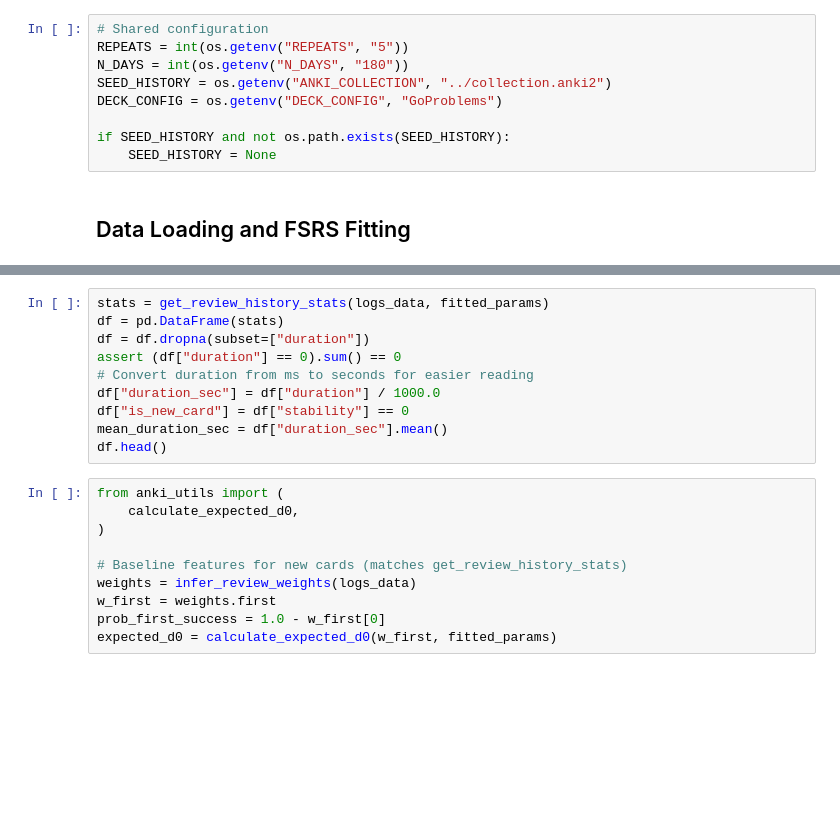
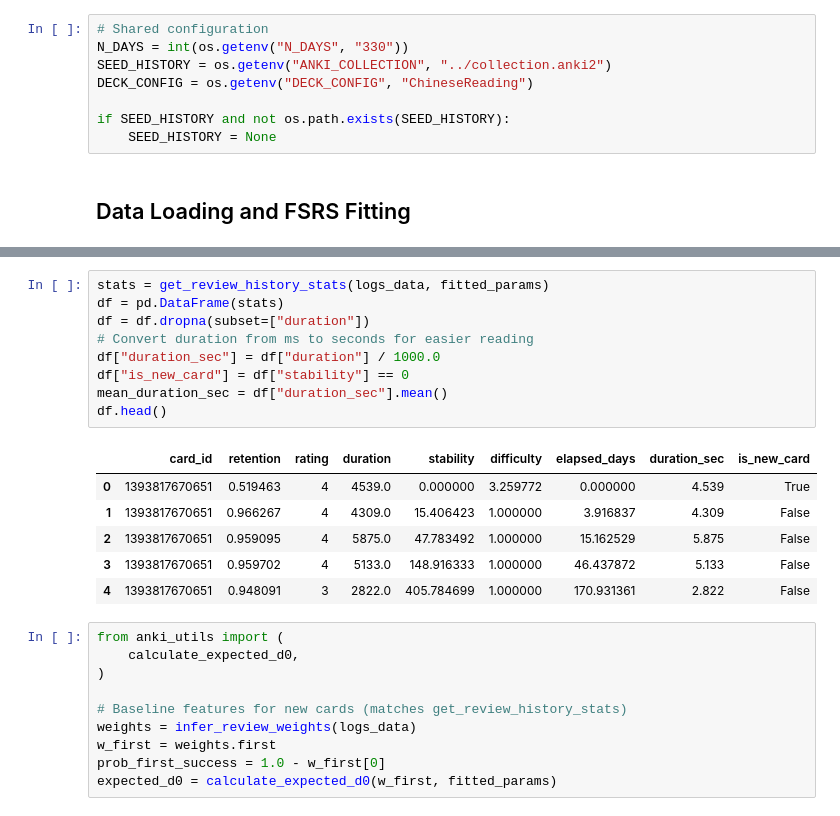
Before and after one commit to a913cb82/fsrs-experiments, a Jupyter notebook: notebooks/Review_Time_Analysis.ipynb, the cells around one changed output, grey strips where cells are left out. Cells and saved outputs as stored; diff of their text form; blank space fills up the shorter version.

```diff
--- a/notebooks/Review_Time_Analysis.ipynb
+++ b/notebooks/Review_Time_Analysis.ipynb
@@ -30,10 +30,9 @@ from simulate_fsrs import RustOptimizer, _load_initial_state, run_simulation
 from simulation_config import SeededData, SimulationConfig
 # %%
 # Shared configuration
-REPEATS = int(os.getenv("REPEATS", "5"))
-N_DAYS = int(os.getenv("N_DAYS", "180"))
+N_DAYS = int(os.getenv("N_DAYS", "330"))
 SEED_HISTORY = os.getenv("ANKI_COLLECTION", "../collection.anki2")
-DECK_CONFIG = os.getenv("DECK_CONFIG", "GoProblems")
+DECK_CONFIG = os.getenv("DECK_CONFIG", "ChineseReading")
 
 if SEED_HISTORY and not os.path.exists(SEED_HISTORY):
     SEED_HISTORY = None
@@ -67,13 +78,19 @@ print("Seeding complete.")
 # %%
 stats = get_review_history_stats(logs_data, fitted_params)
 df = pd.DataFrame(stats)
 df = df.dropna(subset=["duration"])
-assert (df["duration"] == 0).sum() == 0
 # Convert duration from ms to seconds for easier reading
 df["duration_sec"] = df["duration"] / 1000.0
 df["is_new_card"] = df["stability"] == 0
 mean_duration_sec = df["duration_sec"].mean()
 df.head()
+# %% [output]
+|  | card_id | retention | rating | duration | stability | difficulty | elapsed_days | duration_sec | is_new_card |
+| 0 | 1393817670651 | 0.519463 | 4 | 4539.0 | 0.000000 | 3.259772 | 0.000000 | 4.539 | True |
+| 1 | 1393817670651 | 0.966267 | 4 | 4309.0 | 15.406423 | 1.000000 | 3.916837 | 4.309 | False |
+| 2 | 1393817670651 | 0.959095 | 4 | 5875.0 | 47.783492 | 1.000000 | 15.162529 | 5.875 | False |
+| 3 | 1393817670651 | 0.959702 | 4 | 5133.0 | 148.916333 | 1.000000 | 46.437872 | 5.133 | False |
+| 4 | 1393817670651 | 0.948091 | 3 | 2822.0 | 405.784699 | 1.000000 | 170.931361 | 2.822 | False |
 # %%
 from anki_utils import (
     calculate_expected_d0,
```
Also changed, not shown: parts of 8 cells of this notebook, 3 other files.
